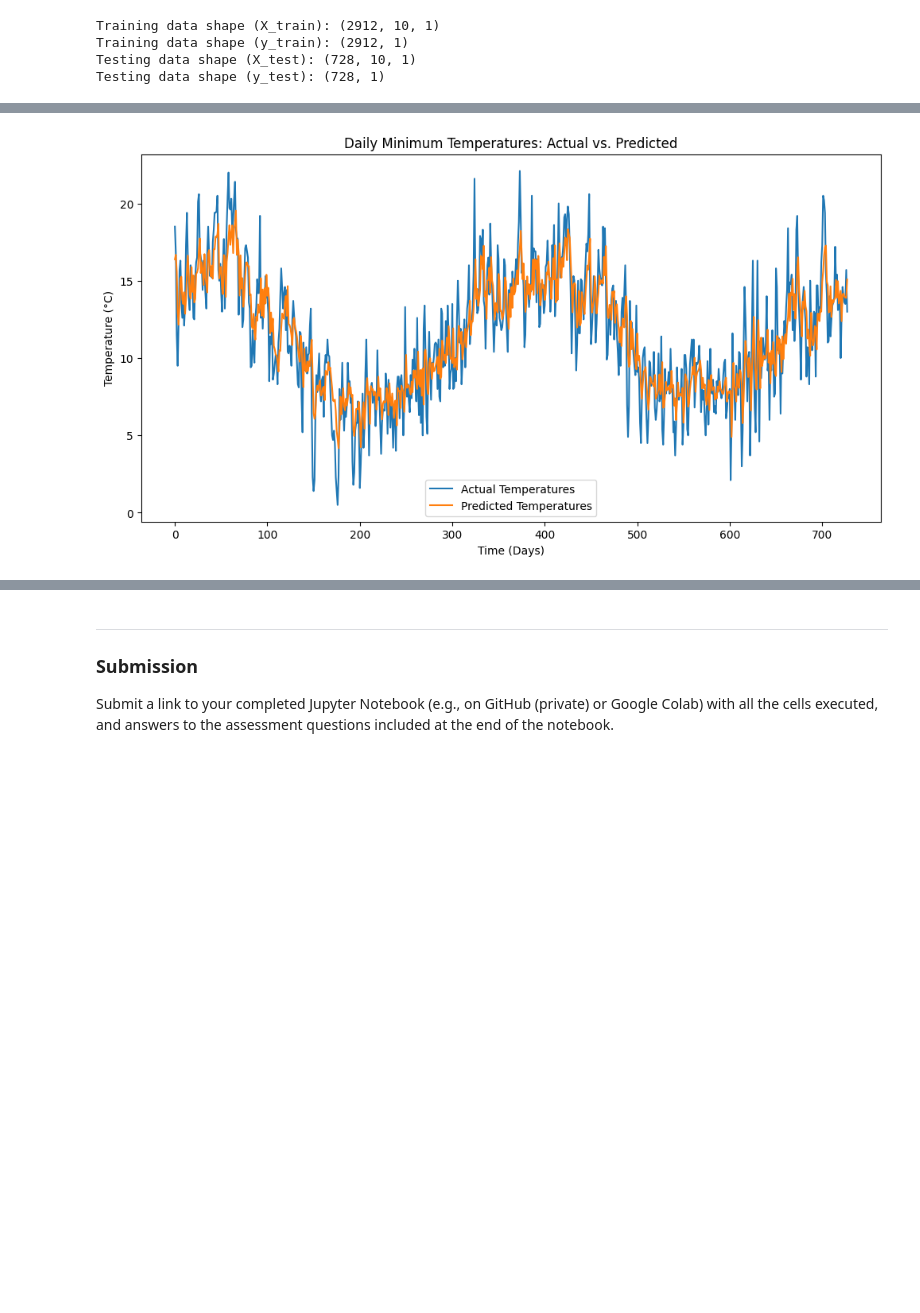
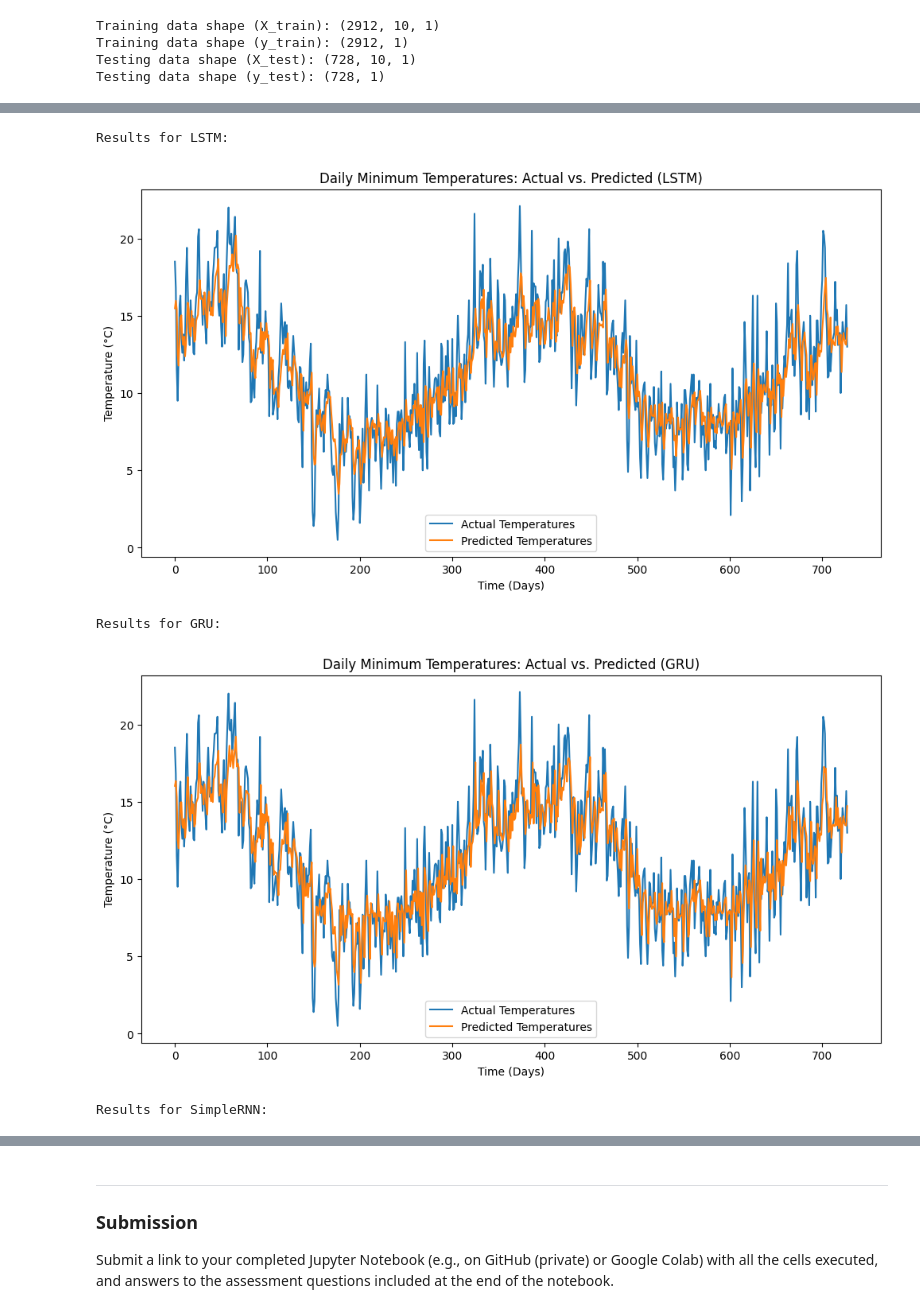
Before and after one commit to jcp-tech/Seneca_Class_Notes, a Jupyter notebook: Semester 2/AIG220 - Deep Learning/Projects/Project 3/Project_3.ipynb, the cells around one changed output, grey strips where cells are left out. Drawn from its saved outputs; the diff is of its cells as text; code cells hidden in the pictures; blank space fills up the shorter version.

```diff
--- a/Semester 2/AIG220 - Deep Learning/Projects/Project 3/Project_3.ipynb
+++ b/Semester 2/AIG220 - Deep Learning/Projects/Project 3/Project_3.ipynb
@@ -219,3 +172,0 @@ Model: "sequential_6"
-# %%
-early_stopping = EarlyStopping(monitor='val_loss', patience=10, restore_best_weights=True) # Define Early Stopping callback
-history = model.fit(X_train, y_train, epochs=100, batch_size=32, validation_split=0.2, callbacks=[early_stopping]) # Train the model with Early Stopping
@@ -262,0 +277,13 @@ Mean Absolute Error (MAE) on original scale: 1.71 °C
+# %%
+# Calculate the average difference between actual and predicted temperatures for each model
+print("\nGeneral Temperature Difference (Average Absolute Difference) for each model:")
+for model_name, result in results.items():
+    predicted_temps = result['predicted_temperatures']
+    actual_temps = actual_temperatures # This was already computed before the loop
+    average_diff = np.mean(np.abs(predicted_temps - actual_temps))
+    print(f"\nModel Performance of '{model_name}' =")
+    print(f"Average Absolute Difference - {average_diff:.4f}")
+    print(f"Test Loss (MSE): {result['test_loss']:.4f}")
+    print(f"Test MAE: {result['test_mae']:.4f}")
+    print(f"RMSE: {result['rmse']:.4f}")
+    print(f"MAE: {result['mae']:.4f}")
@@ -263,12 +308,21 @@ Mean Absolute Error (MAE) on original scale: 1.71 °C
 # %%
-# Visualize the results
-plt.figure(figsize=(12, 6))
-plt.plot(actual_temperatures, label='Actual Temperatures')
-plt.plot(predicted_temperatures, label='Predicted Temperatures')
-plt.title('Daily Minimum Temperatures: Actual vs. Predicted')
-plt.xlabel('Time (Days)')
-plt.ylabel('Temperature (°C)')
-plt.legend()
-plt.show()
+def visualize_results(actual_temperatures, predicted_temperatures, model_name):
+  # Visualize the results
+  plt.figure(figsize=(12, 6))
+  plt.plot(actual_temperatures, label='Actual Temperatures')
+  plt.plot(predicted_temperatures, label='Predicted Temperatures')
+  plt.title(f'Daily Minimum Temperatures: Actual vs. Predicted ({model_name})')
+  plt.xlabel('Time (Days)')
+  plt.ylabel('Temperature (°C)')
+  plt.legend()
+  plt.show()
+
+for model_name, result in results.items():
+    print(f"\nResults for {model_name}:")
+    visualize_results(actual_temperatures, result['predicted_temperatures'], model_name)
 # %% [output]
+Results for LSTM:
-[figure, old version]
+[figure, new version]
+Results for GRU:
+[figure, added]
+Results for SimpleRNN:
```
Also changed, not shown: parts of 14 cells of this notebook.
